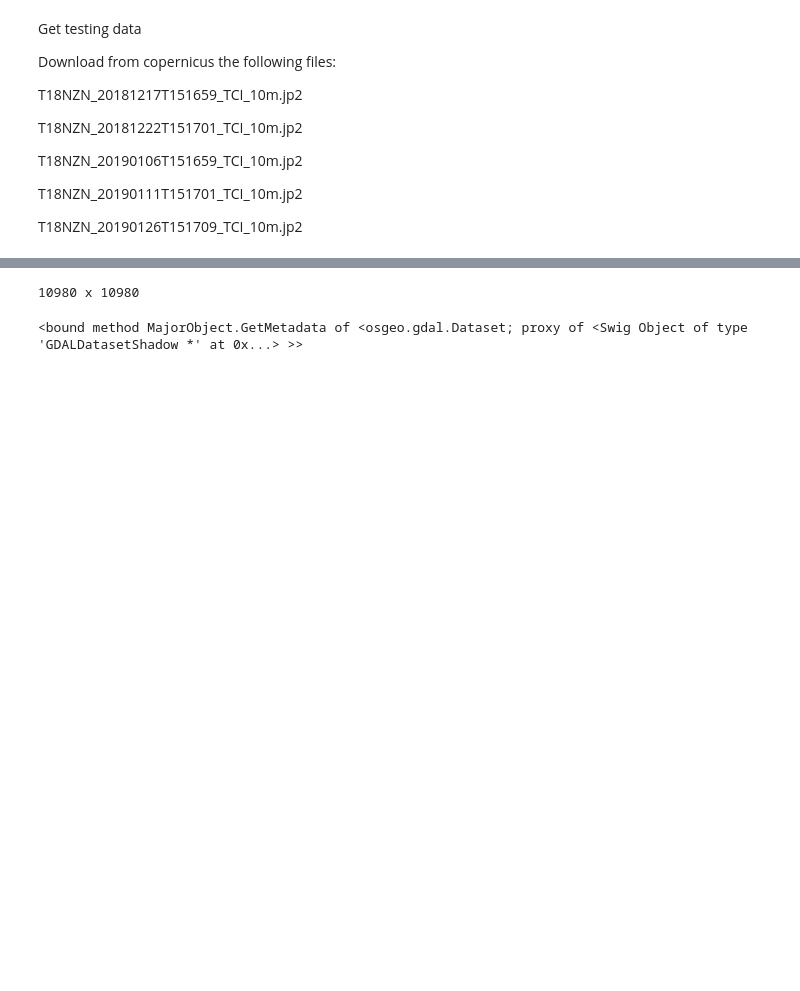
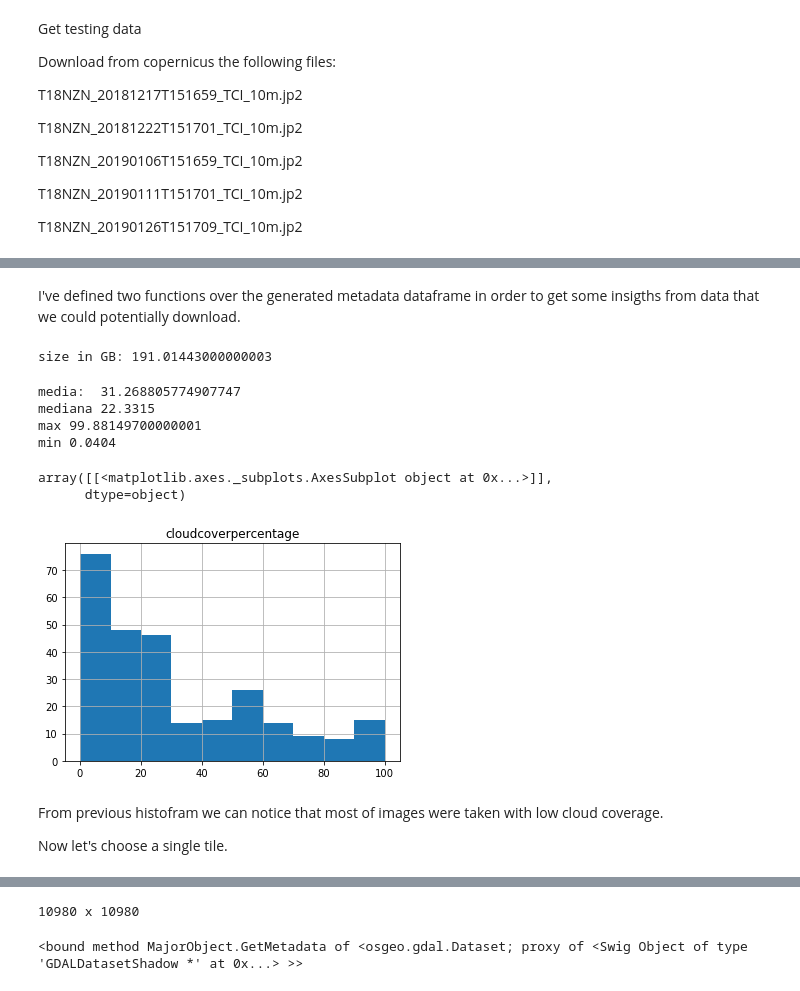
Before and after one commit to dacostaortiz/imsatint, a Jupyter notebook: Preproc.ipynb, the cells around one changed output, grey strips where cells are left out. Saved outputs shown, nothing was run; the diff lists cells and outputs as text; code cells hidden in the pictures; blank space fills up the shorter version.

Commit message:
changes over preprocessing pipeline

```diff
--- a/Preproc.ipynb
+++ b/Preproc.ipynb
@@ -34,0 +49,4 @@ T18NZN_20190126T151709_TCI_10m.jp2
+# %%
+kml2geojson.main.convert('santander.kml', './') #this will converte the kml to a geojson file
+
+footprint = geojson_to_wkt(read_geojson('santander.geojson'))
@@ -34,0 +55,5 @@ T18NZN_20190126T151709_TCI_10m.jp2
+# %%
+products = api.query(footprint,
+                   date = ('20181201', date(2019, 1, 31)),
+                   platformname = 'Sentinel-2',
+                   cloudcoverpercentage = (0, 100))
@@ -34,0 +80,3 @@ T18NZN_20190126T151709_TCI_10m.jp2
+# %%
+products_df = api.to_geodataframe(products)
+products_df
@@ -34,0 +102,36 @@ T18NZN_20190126T151709_TCI_10m.jp2
+# %% [markdown]
+I've defined two functions over the generated metadata dataframe in order to get some insigths from data that we could potentially download.
+# %%
+def query_size(df):
+    c = 0
+    for f in df['size']:
+        d = f.split(' ')
+        if d[1] == 'MB':
+            c+=float(d[0])/1000
+        else:
+            c+=float(d[0])
+    print("size in GB: "+str(c))
+def query_clouds(df):
+    print("media: ",df['cloudcoverpercentage'].mean())
+    print("mediana",df['cloudcoverpercentage'].median())
+    print("max",df['cloudcoverpercentage'].max())
+    print("min",df['cloudcoverpercentage'].min())
+# %%
+query_size(products_df)
+# %% [output]
+size in GB: 191.01443000000003
+# %%
+query_clouds(products_df)
+products_df.hist(column='cloudcoverpercentage',bins=10)
+# %% [output]
+media:  31.268805774907747
+mediana 22.3315
+max 99.88149700000001
+min 0.0404
+array([[<matplotlib.axes._subplots.AxesSubplot object at 0x...>]],
+      dtype=object)
+[figure, added]
+# %% [markdown]
+From previous histofram we can notice that most of images were taken with low cloud coverage.
+
+Now let's choose a single tile.
```
Also changed, not shown: parts of 16 cells of this notebook, 2 other files.
